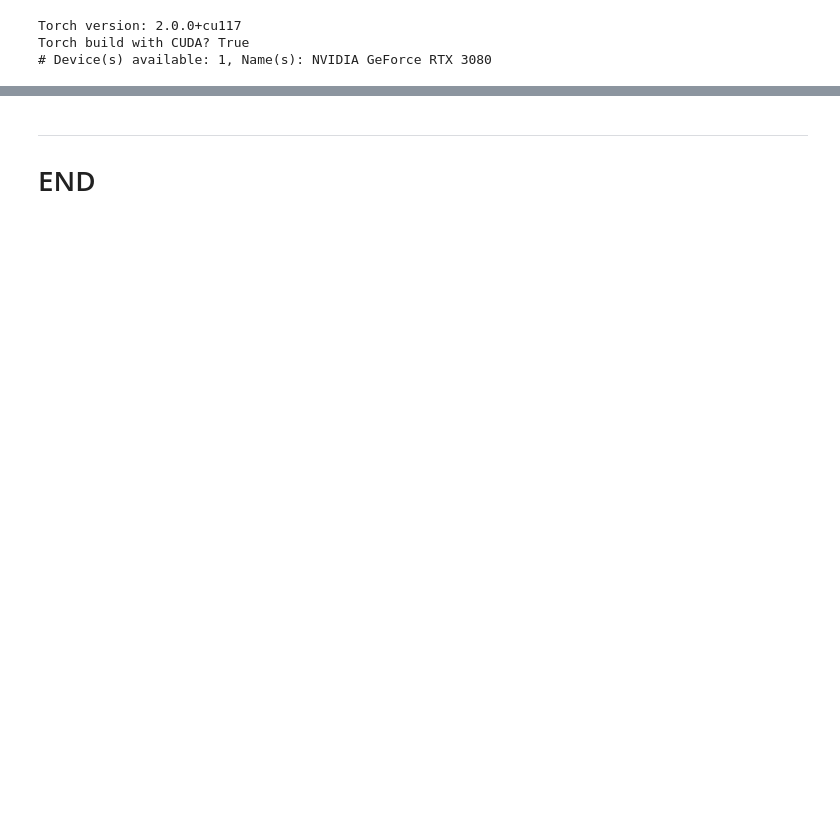
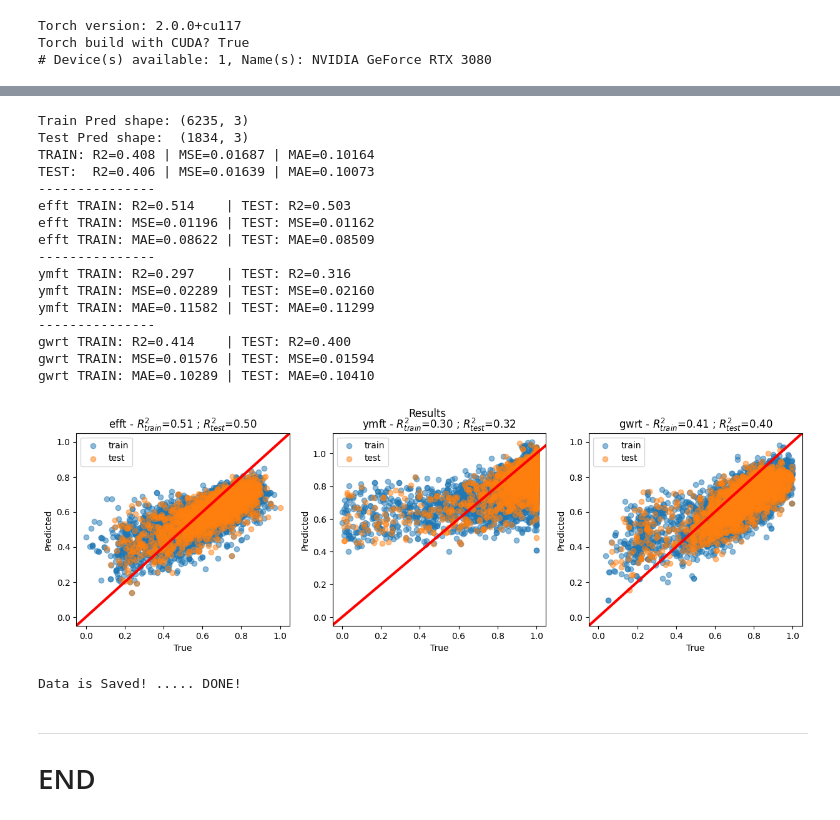
Before and after one commit to misaelmmorales/H2-Proxy, a Jupyter notebook: cushion/main.ipynb, the cells around one changed output, grey strips where cells are left out. Saved outputs shown, nothing was run; the diff lists cells and outputs as text; code cells hidden in the pictures; blank space fills up the shorter version.

```diff
--- a/cushion/main.ipynb
+++ b/cushion/main.ipynb
@@ -70 +36,25 @@ plt.show()
+# %%
+h2.make_predictions(rom)
+h2.print_metrics()
+h2.plot_results()
+h2.save_data(rom)
+# %% [output]
+Train Pred shape: (6235, 3)
+Test Pred shape:  (1834, 3)
+TRAIN: R2=0.408 | MSE=0.01687 | MAE=0.10164
+TEST:  R2=0.406 | MSE=0.01639 | MAE=0.10073
+---------------
+efft TRAIN: R2=0.514    | TEST: R2=0.503
+efft TRAIN: MSE=0.01196 | TEST: MSE=0.01162
+efft TRAIN: MAE=0.08622 | TEST: MAE=0.08509
+---------------
+ymft TRAIN: R2=0.297    | TEST: R2=0.316
+ymft TRAIN: MSE=0.02289 | TEST: MSE=0.02160
+ymft TRAIN: MAE=0.11582 | TEST: MAE=0.11299
+---------------
+gwrt TRAIN: R2=0.414    | TEST: R2=0.400
+gwrt TRAIN: MSE=0.01576 | TEST: MSE=0.01594
+gwrt TRAIN: MAE=0.10289 | TEST: MAE=0.10410
+[figure, added]
+Data is Saved! ..... DONE!
 # %%
```
Also changed, not shown: parts of 10 cells of this notebook, 19 other files.
